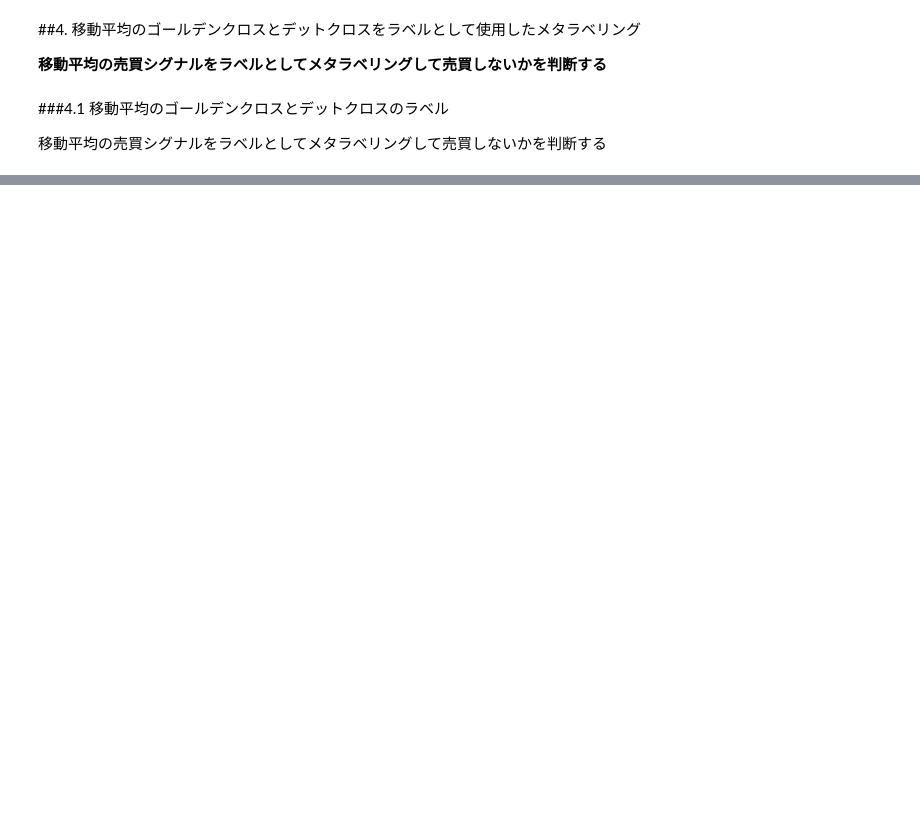
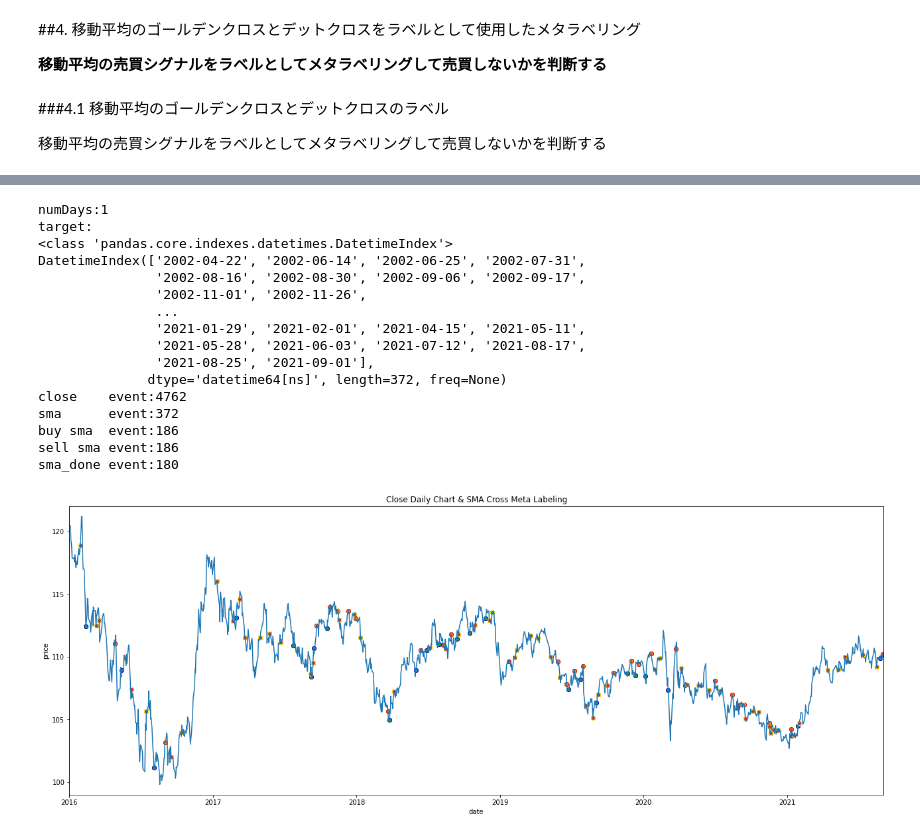
Before and after one commit to ktsuchida11/AIWorkshop202109, a Jupyter notebook: fin_ml_chapter3.ipynb, the cells around one changed output, grey strips where cells are left out. Drawn from its saved outputs; the diff is of its cells as text; code cells hidden in the pictures; blank space fills up the shorter version.

```diff
--- a/fin_ml_chapter3.ipynb
+++ b/fin_ml_chapter3.ipynb
@@ -623,10 +720,4 @@ def  getSMACrossLabel(close, short_window, long_window ):
 # %%
-#
-labes_sma = getSMACrossLabel(close, 10,15)
-print('labes_sma:')
-print(labes_sma)
-print(type(labes_sma))
-
 clean_labels_sma = labes_sma
 evnet_price_sma = close[close.index.isin(clean_labels_sma.index)]
 #print("evnet_price_sma:")
@@ -634,20 +725,20 @@ evnet_price_sma = close[close.index.isin(clean_labels_sma.index)]
 
 print("numDays:" + str(numDays))
 
-# 日次ボラティリティを計算する
-target_sma = getDailyVol(close)
-
 evnet_price_sma = evnet_price_sma.dropna()
 tEvents_sma = evnet_price_sma.index
 #print("tEvents_sma:")
 #print(tEvents_sma)
 #print(type(tEvents_sma))
 
-side_sma = labels.bin
-print("side_sma:")
-print(side_sma)
-print(type(side_sma))
+# 日次ボラティリティを計算する
+target_sma = getDailyVol(close)
 
+side_sma = labes_sma.bin
+#print("side_sma:")
+#print(side_sma)
+#print(type(side.loc[target_sma.index]))
+#print(type(side_sma.loc[target_sma.index]))
 
 ptsl_sma = [1,1]
 # 垂直バリアの情報を追加する
@@ -671,30 +762,48 @@ evnet_price_sma_done = close[close.index.isin(clean_labels_sma_done.index)]
 clean_labels_sma_buy = clean_labels_sma.query('bin == 1')
 event_price_sma_buy = close[close.index.isin(clean_labels_sma_buy.index)]
 #print("event_price_sma_buy:")
 #print(event_price_sma_buy)
 
 clean_labels_sma_sell = clean_labels_sma.query('bin == -1')
 event_price_sma_sell = close[close.index.isin(clean_labels_sma_sell.index)]
 #print("event_price_sma_sell:")
 #print(event_price_sma_sell)
 
 print("close    event:" + str(len(close.index)))
 print("sma      event:" + str(len(evnet_price_sma.index)))
 print("buy sma  event:" + str(len(event_price_sma_buy.index)))
 print("sell sma event:" + str(len(event_price_sma_sell.index)))
 print("sma_done event:" + str(len(evnet_price_sma_done.index)))
 
 plt.rcParams["figure.figsize"] = figure_size
 plt.plot(close.index, close[:])
 plt.scatter(evnet_price_sma.index, evnet_price_sma[:],edgecolors="green")
 plt.scatter(event_price_sma_buy.index, event_price_sma_buy[:],edgecolors="red")
 plt.scatter(event_price_sma_sell.index, event_price_sma_sell[:],edgecolors="blue")
 plt.scatter(evnet_price_sma_done.index, evnet_price_sma_done[:],edgecolors="yellow")
 
 plt.title("Close Daily Chart & SMA Cross Meta Labeling")
 plt.xlabel('date')
 plt.xlim([xmin,xmax])
 plt.ylim([ymin,ymax])
 plt.ylabel('price')
 
 plt.show()
+# %% [output]
+numDays:1
+target:
+<class 'pandas.core.indexes.datetimes.DatetimeIndex'>
+DatetimeIndex(['2002-04-22', '2002-06-14', '2002-06-25', '2002-07-31',
+               '2002-08-16', '2002-08-30', '2002-09-06', '2002-09-17',
+               '2002-11-01', '2002-11-26',
+               ...
+               '2021-01-29', '2021-02-01', '2021-04-15', '2021-05-11',
+               '2021-05-28', '2021-06-03', '2021-07-12', '2021-08-17',
+               '2021-08-25', '2021-09-01'],
+              dtype='datetime64[ns]', length=372, freq=None)
+close    event:4762
+sma      event:372
+buy sma  event:186
+sell sma event:186
+sma_done event:180
+[figure, added]
```
Also changed, not shown: parts of 7 cells of this notebook.
